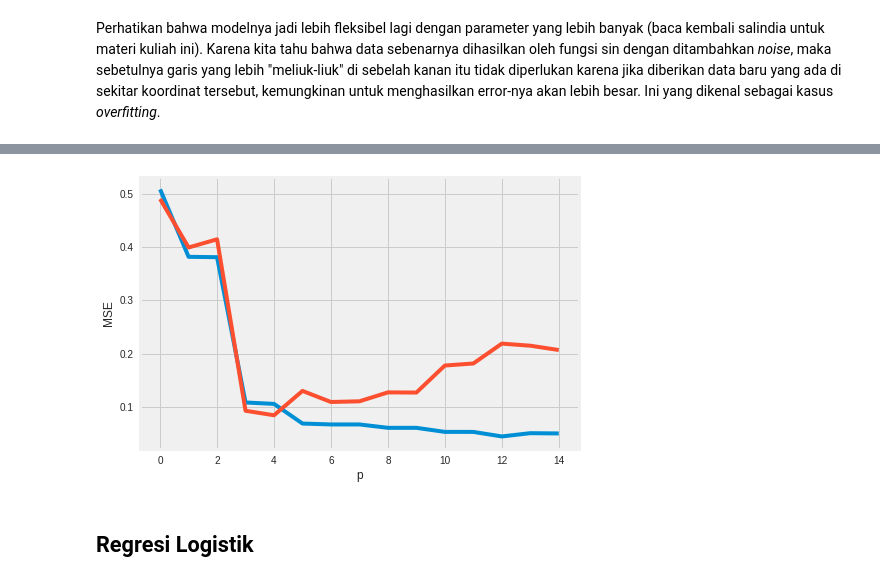
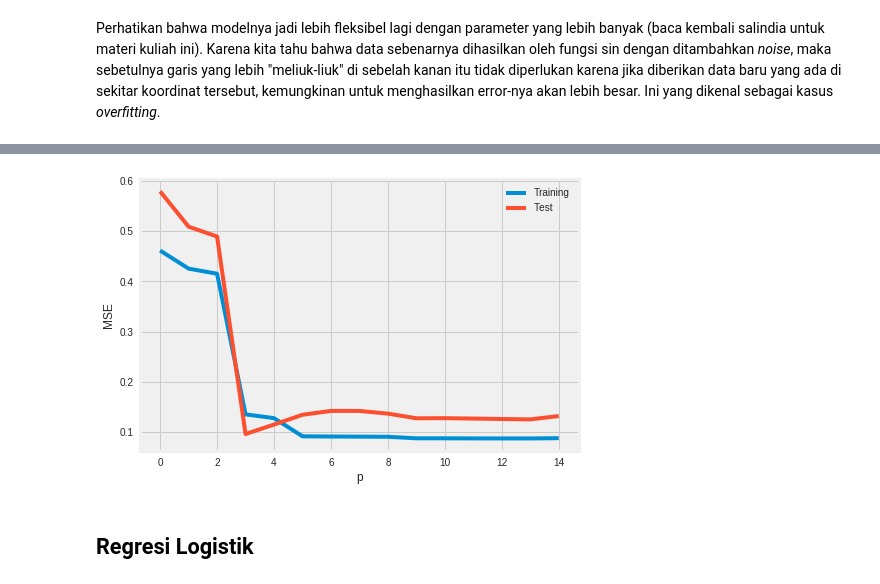
Before and after one commit to aliakbars/uai-ai, a Jupyter notebook: scripts/lab1.ipynb, the cells around one changed output, grey strips where cells are left out. Saved outputs shown, nothing was run; the diff lists cells and outputs as text; code cells hidden in the pictures.

```diff
--- a/scripts/lab1.ipynb
+++ b/scripts/lab1.ipynb
@@ -134,10 +134,10 @@ reg.intercept_
 
 Perhatikan bahwa *hyperplanes* yang dihasilkan di atas hanya dapat berbentuk linear saja. Kali ini, kita akan melihat bagaimana regresi linear sederhana gagal dalam menghasilkan model yang baik untuk memprediksi data yang dihasilkan dengan fungsi sin dan bagaimana cara mengatasinya.
 # %%
-xfit = np.linspace(0, 10, 1000)
+xfit = np.linspace(0, 4, 1000)
 
 rng = np.random.RandomState(1)
-x = 10 * rng.rand(50)
+x = 4 * rng.rand(50)
 y = np.sin(x) + 0.1 * rng.randn(50)
 
 reg = LinearRegression()
@@ -156,7 +156,7 @@ Model di atas mengalami *underfitting* karena parameter yang digunakan tidak cuk
 from sklearn.pipeline import make_pipeline
 from sklearn.preprocessing import PolynomialFeatures
 
-poly_model = make_pipeline(PolynomialFeatures(7),
+poly_model = make_pipeline(PolynomialFeatures(2),
                            LinearRegression())
 
 poly_model.fit(x[:, np.newaxis], y)
@@ -201,23 +204,26 @@ plt.scatter(x_test, y_test);
 # %%
 from sklearn.metrics import mean_squared_error
 
 errors = []
 
 for i in range(1,16):
     poly_model = make_pipeline(PolynomialFeatures(i),
                                LinearRegression())
 
     poly_model.fit(x_train[:, np.newaxis], y_train)
     y_train_pred = poly_model.predict(x_train[:, np.newaxis])
     y_pred = poly_model.predict(x_test[:, np.newaxis])
     errors.append((mean_squared_error(y_train, y_train_pred), mean_squared_error(y_test, y_pred)))
 
+errors = np.array(errors)
 fig, ax = plt.subplots(figsize=(7,5))
-ax.plot(errors)
+ax.plot(errors[:,0], label='Training')
+ax.plot(errors[:,1], label='Test')
+ax.legend()
 ax.set_xlabel('p')
 ax.set_ylabel('MSE');
 # %% [output]
-[figure, old version]
+[figure, new version]
 # %% [markdown]
 ## Regresi Logistik
 # %% [markdown]
```
Also changed, not shown: parts of 5 cells of this notebook.
